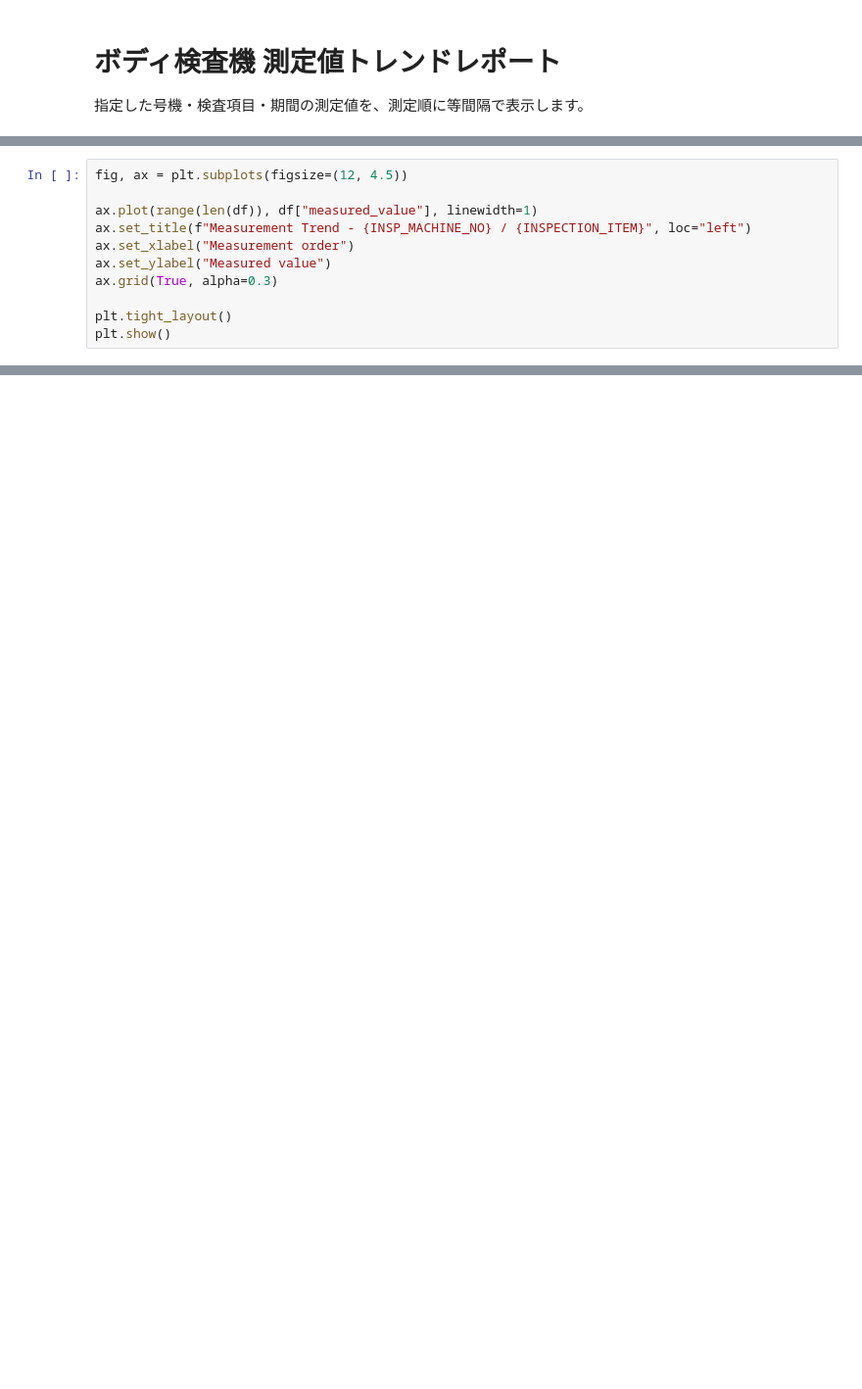
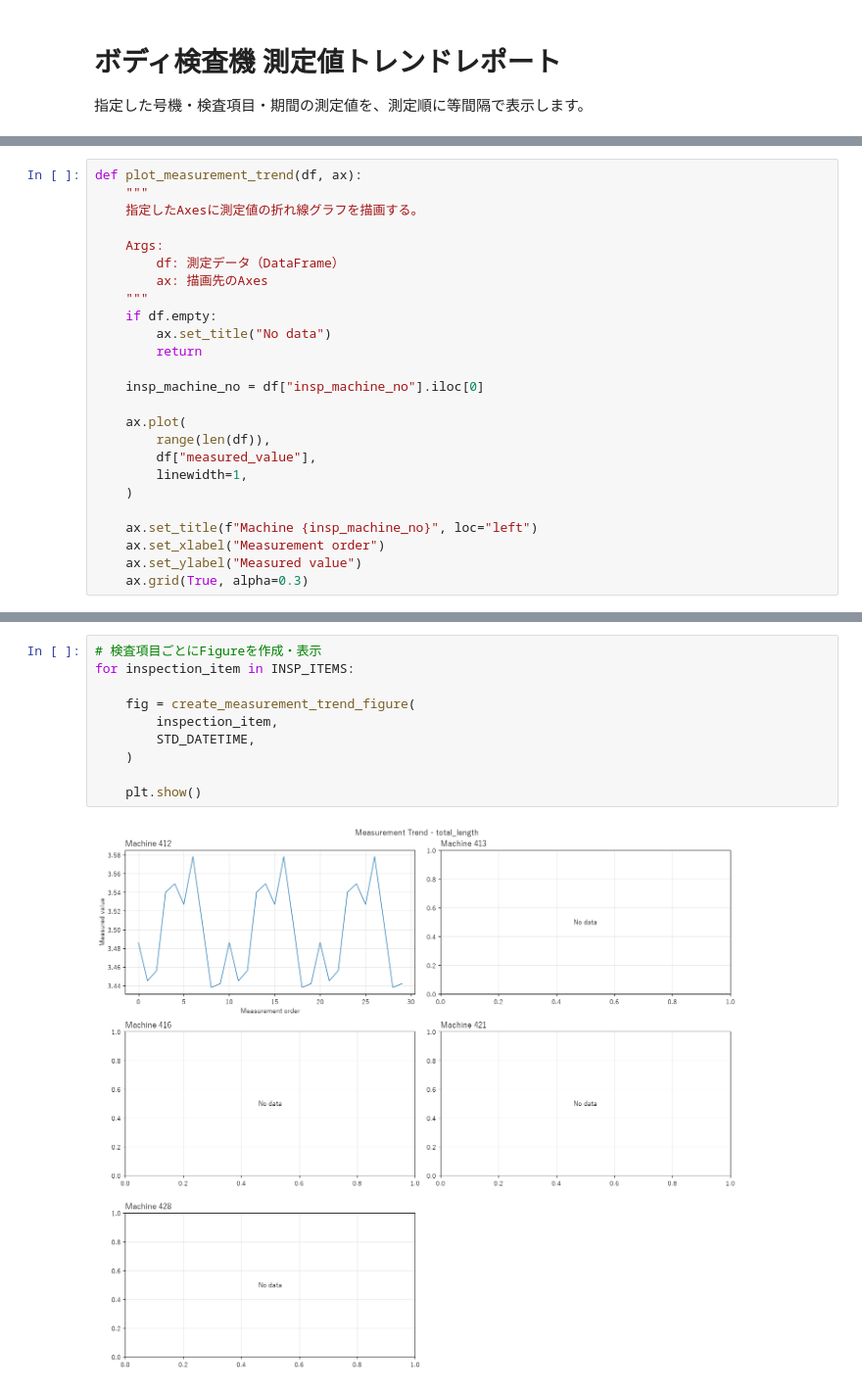
Before and after one commit to BUMZOH/body_inspect_visualize_coba, a Jupyter notebook: app_notify_quality_trends_to_upstream/body_insp_measurement_trend.ipynb, the cells around one changed output, grey strips where cells are left out. Shown at 98% size. Saved outputs shown, nothing was run; the diff lists cells and outputs as text; blank space fills up the shorter version.

```diff
--- a/app_notify_quality_trends_to_upstream/body_insp_measurement_trend.ipynb
+++ b/app_notify_quality_trends_to_upstream/body_insp_measurement_trend.ipynb
@@ -65,11 +99,25 @@ display(df.head(10))
 # %%
-fig, ax = plt.subplots(figsize=(12, 4.5))
+def plot_measurement_trend(df, ax):
+    """
+    指定したAxesに測定値の折れ線グラフを描画する。
 
-ax.plot(range(len(df)), df["measured_value"], linewidth=1)
-ax.set_title(f"Measurement Trend - {INSP_MACHINE_NO} / {INSPECTION_ITEM}", loc="left")
-ax.set_xlabel("Measurement order")
-ax.set_ylabel("Measured value")
-ax.grid(True, alpha=0.3)
+    Args:
+        df: 測定データ（DataFrame）
+        ax: 描画先のAxes
+    """
+    if df.empty:
+        ax.set_title("No data")
+        return
 
-plt.tight_layout()
-plt.show()
+    insp_machine_no = df["insp_machine_no"].iloc[0]
+
+    ax.plot(
+        range(len(df)),
+        df["measured_value"],
+        linewidth=1,
+    )
+
+    ax.set_title(f"Machine {insp_machine_no}", loc="left")
+    ax.set_xlabel("Measurement order")
+    ax.set_ylabel("Measured value")
+    ax.grid(True, alpha=0.3)
@@ -75,0 +175,12 @@ plt.show()
+# %%
+# 検査項目ごとにFigureを作成・表示
+for inspection_item in INSP_ITEMS:
+
+    fig = create_measurement_trend_figure(
+        inspection_item,
+        STD_DATETIME,
+    )
+
+    plt.show()
+# %% [output]
+[figure, added]
```
Also changed, not shown: parts of 10 cells of this notebook, 1 other file.
